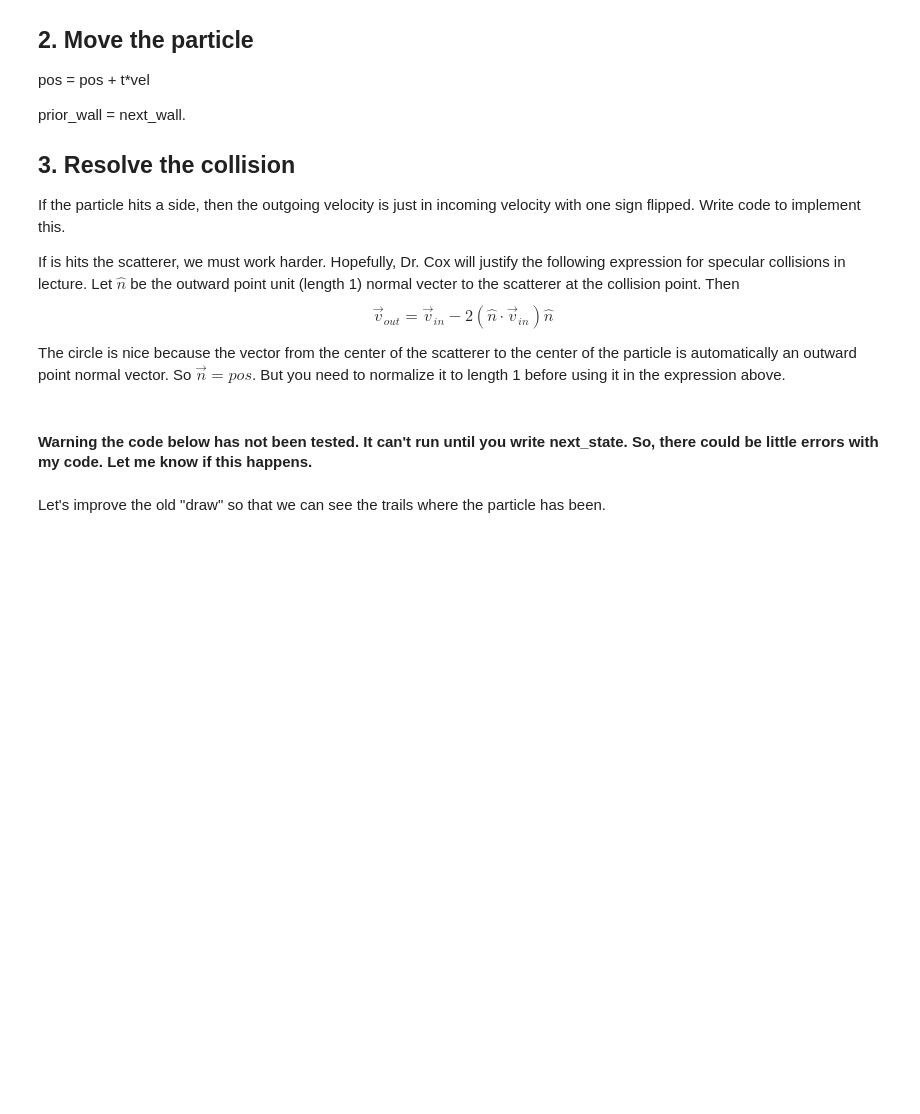
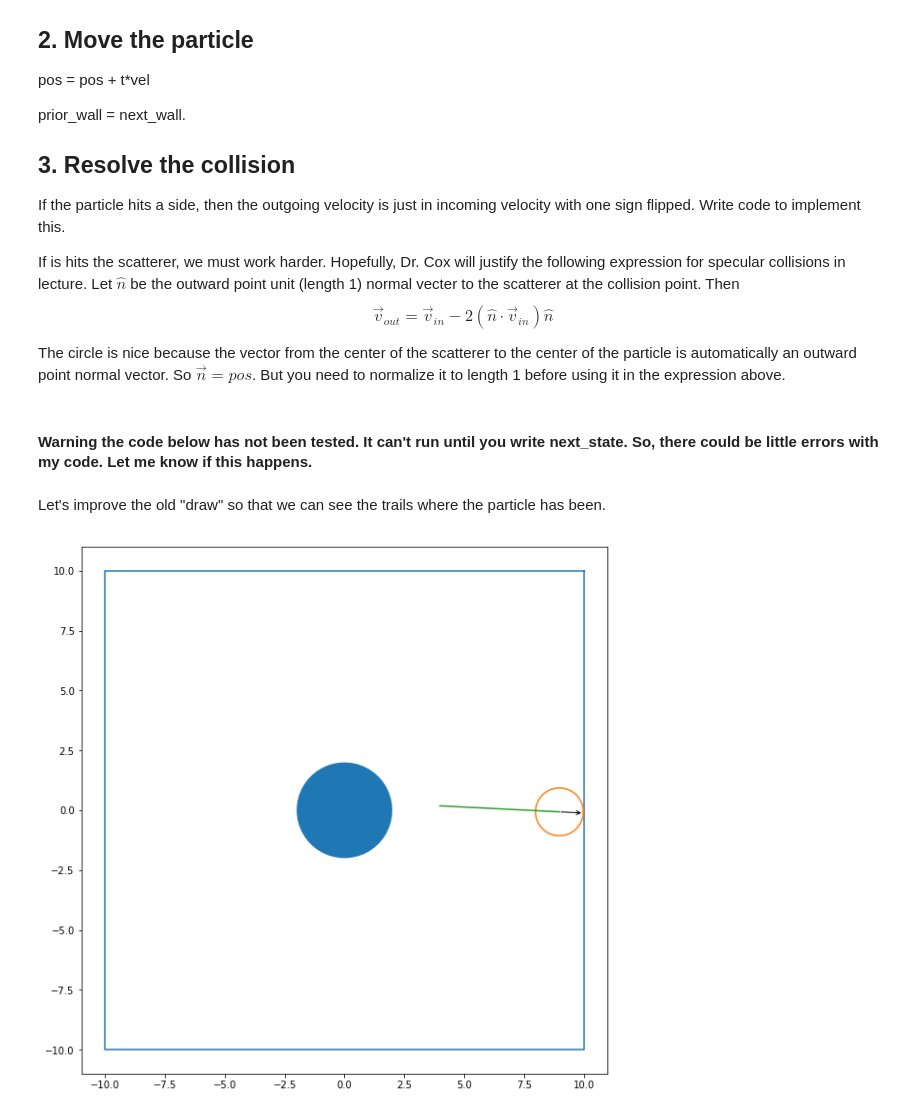
Before and after one commit to npetela/REU_2019, a Jupyter notebook: REU_day_3.ipynb, the cells around one changed output. Cells and saved outputs as stored; diff of their text form; code cells hidden in the pictures; blank space fills up the shorter version.

```diff
--- a/REU_day_3.ipynb
+++ b/REU_day_3.ipynb
@@ -169,24 +169,25 @@ def next_state(state_in):
 
     phi = vel@N # where N is the inward pointing unit normal vector at the collision
 
-
     return state_out
 
 
 # Initialize arrays where the states will be recorded
-state_history = {'POS':np.full(shape=(steps, dim), fill_value=np.nan), # steps x dim filled with the "not a number" placeholder np.nan
-                 'VEL':np.full(shape=(steps, dim), fill_value=np.nan),
-                 'WALL':np.full(shape=steps, fill_value=num_walls),
-                 'PHI':np.full(shape=steps, fill_value=np.nan),
-                 'T':np.full(shape=steps, fill_value=0.0),
+state_history = {'POS':np.full(shape=(steps+1, dim), fill_value=np.nan), # steps x dim filled with the "not a number" placeholder np.nan
+                 'VEL':np.full(shape=(steps+1, dim), fill_value=np.nan),
+                 'WALL':np.full(shape=steps+1, fill_value=num_walls),
+                 'PHI':np.full(shape=steps+1, fill_value=np.nan),
+                 'T':np.full(shape=steps+1, fill_value=0.0),
                 }
 
-pos_history[0] = pos.copy()
-vel_history[0] = vel.copy()
-prior_wall_history = prior_wall
+state_history['POS'][0] = state['pos'].copy()
+state_history['VEL'][0] = state['vel'].copy()
+state_history['WALL'][0] = state['wall']
+state_history['PHI'][0] = state['phi']
+state_history['T'][0] = state['t']
 
 for i in range(steps):
-    state_out = next_state(state_in)  # evolves the system forward one step
+    state = next_state(state)  # evolves the system forward one step
 
     ## record current state for later use
     state_history['POS'][i+1] = state['pos'].copy()
@@ -201,10 +202,12 @@ def draw(state):
     if state['POS'].ndim > 1:
         pos = state['POS'][-1]  # the last state position
         vel = state['VEL'][-1]  # the last state velocity
+        pos_hist = state['POS']
+        draw_trails = True
     else:  # if only given the last state, we can't draw the trails
         pos = state['POS']  # the last state position
         vel = state['VEL']  # the last state velocity
-
+        draw_trails = False
     fig, ax = plt.subplots(figsize=(10,10))
 
     # Trace box top-right, top-left, bottom-left, bottom-right, top-right
@@ -212,32 +215,34 @@ def draw(state):
     X = [s,-s,-s, s, s]
     Y = [s, s,-s,-s, s]
     box = ax.plot(X, Y)
 
 
     # Trace scatterer
     thetas = np.linspace(0, 2*np.pi)
     U = np.array([np.cos(thetas), np.sin(thetas)])
     pts = U * scatterer_radius
     scatterer = ax.fill_between(pts[0], pts[1])
 
 
     # Trace particle
     thetas = np.linspace(0, 2*np.pi)
     U = np.array([np.cos(thetas), np.sin(thetas)])
     pts = (U.T * particle_radius + pos).T
     particle = ax.plot(pts[0], pts[1])
 
 
     # Draw arrow for velocity
     ax.annotate("", xy=pos, xytext=pos+vel, arrowprops=dict(arrowstyle="<-"))
 
 
     # Draw trails
-    if pos_hist.ndim > 1:
+    if draw_trails:
         ax.plot(pos_hist[:,0], pos_hist[:,1])
 
     ax.set_aspect('equal')
     plt.show()
 
 
-draw(pos_hist, vel_hist)
+draw(state_history)
+# %% [output]
+[figure, added]
```
Also changed, not shown: parts of 1 cell of this notebook.
